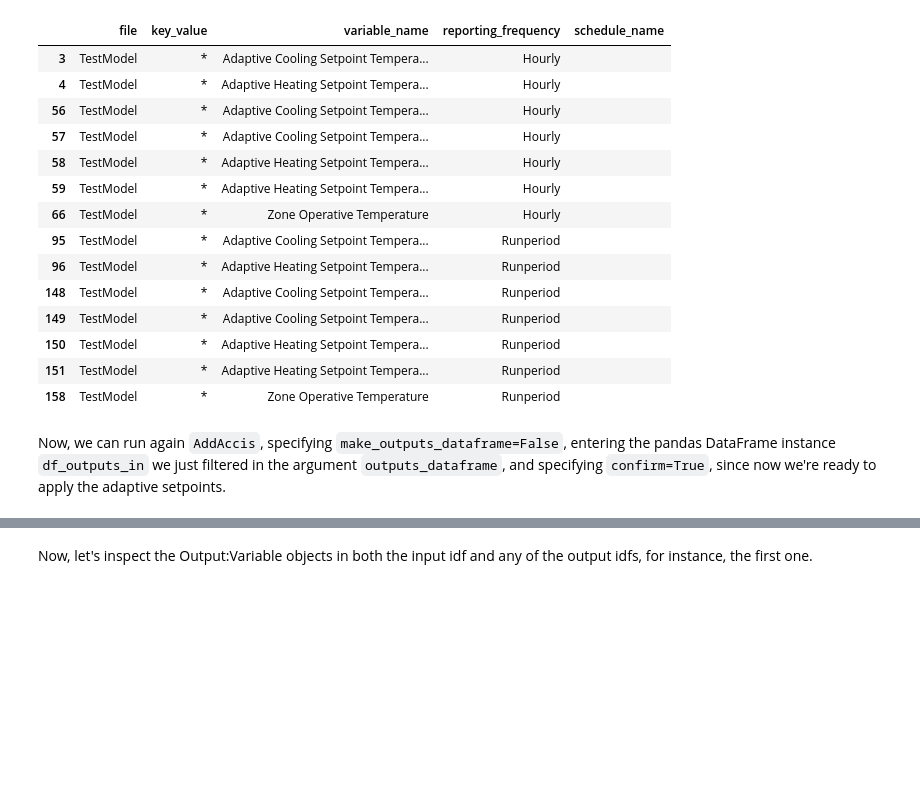
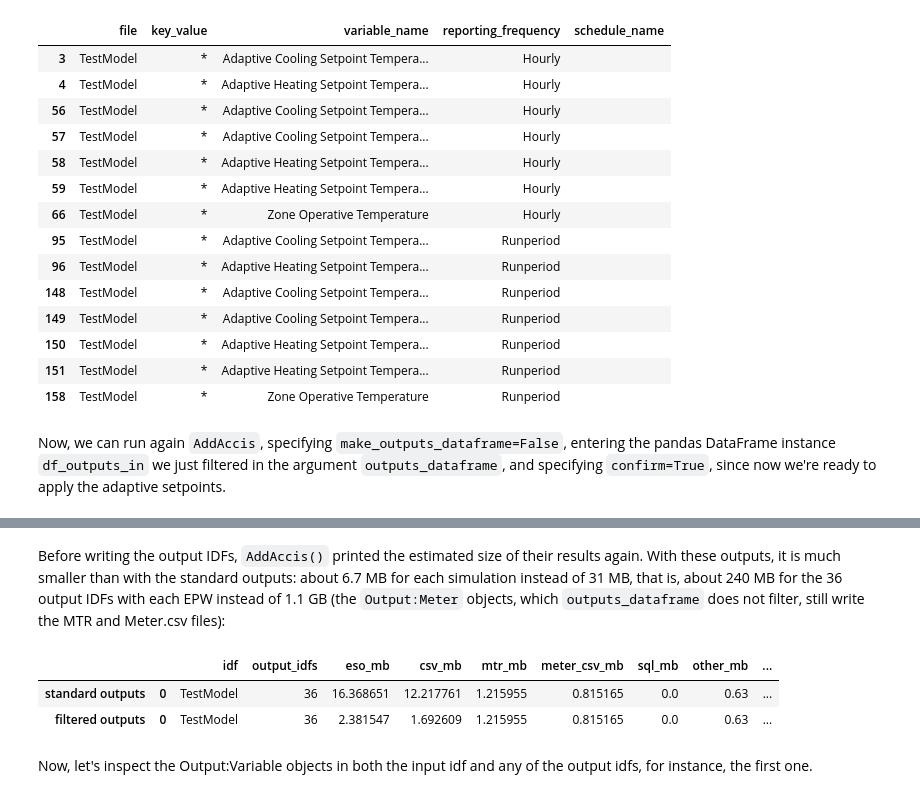
Before and after one commit to dsanchez-garcia/accim, a Jupyter notebook: docs/source/jupyter_notebooks/addAccis/using_addAccis.ipynb, the cells around one changed output, grey strips where cells are left out. Saved outputs shown, nothing was run; the diff lists cells and outputs as text; code cells hidden in the pictures; blank space fills up the shorter version.

```diff
--- a/docs/source/jupyter_notebooks/addAccis/using_addAccis.ipynb
+++ b/docs/source/jupyter_notebooks/addAccis/using_addAccis.ipynb
@@ -709,0 +726,3 @@ We can see no output idf has been generated:
+# %%
+results_size_standard = add_accis_instance.results_size
+results_size_standard
@@ -806,6 +828,18 @@ TestModel[CS_AUS DeDear[CA_90[CM_2[HM_2[VC_2[VO_0.0[MT_50.0[MW_50.0[AT_0.1[NS_X.
 TestModel[CS_AUS DeDear[CA_90[CM_3[HM_2[VC_2[VO_0.0[MT_50.0[MW_50.0[AT_0.1[NS_X.idf
 
 =======================END OF OUTPUT IDF FILES GENERATION PROCESS=======================
+# %% [markdown]
+Before writing the output IDFs, ``AddAccis()`` printed the estimated size of their results again. With these outputs, it is much smaller than with the standard outputs: about 6.7 MB for each simulation instead of 31 MB, that is, about 240 MB for the 36 output IDFs with each EPW instead of 1.1 GB (the ``Output:Meter`` objects, which ``outputs_dataframe`` does not filter, still write the MTR and Meter.csv files):
+# %%
+import pandas as pd
+pd.concat(
+    [results_size_standard, add_accis_instance.results_size],
+    keys=['standard outputs', 'filtered outputs']
+)
+# %% [output]
+|  |  | idf | output_idfs | eso_mb | csv_mb | mtr_mb | meter_csv_mb | sql_mb | other_mb | ... |
+| standard outputs | 0 | TestModel | 36 | 16.368651 | 12.217761 | 1.215955 | 0.815165 | 0.0 | 0.63 | ... |
+| filtered outputs | 0 | TestModel | 36 | 2.381547 | 1.692609 | 1.215955 | 0.815165 | 0.0 | 0.63 | ... |
 # %% [markdown]
 Now, let's inspect the Output:Variable objects in both the input idf and any of the output idfs, for instance, the first one.
 # %%
```
Also changed, not shown: parts of 37 cells of this notebook, 12 other files.
